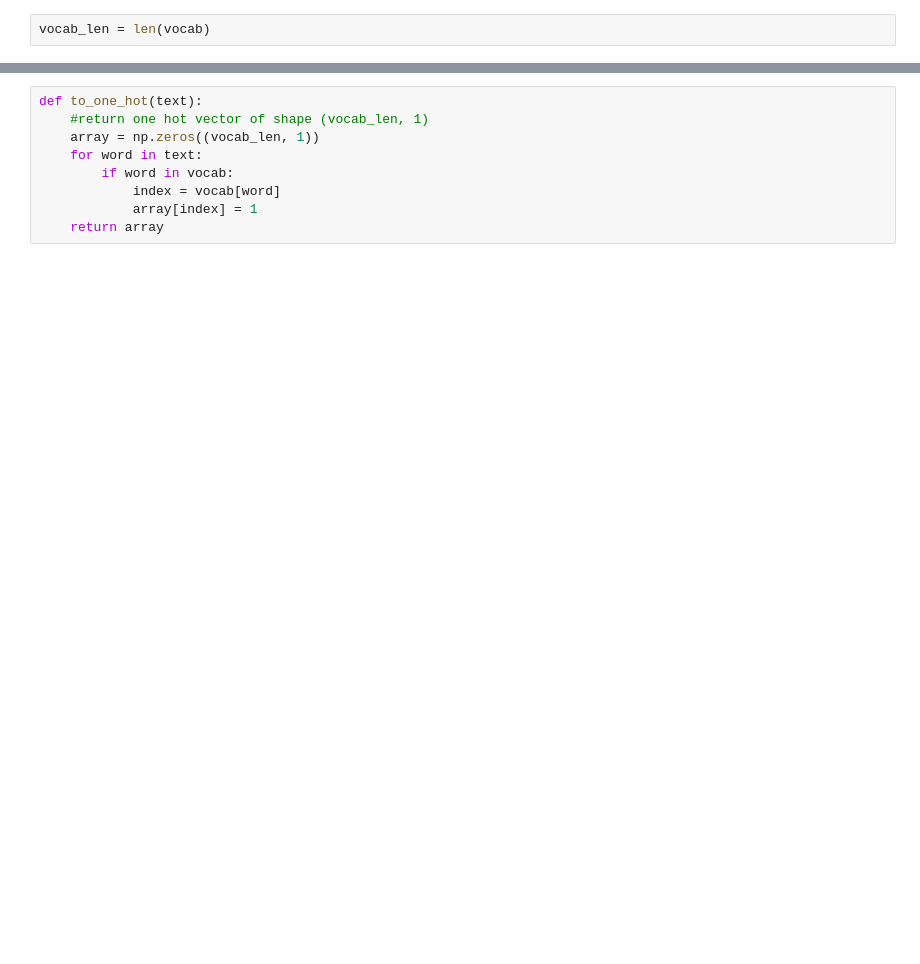
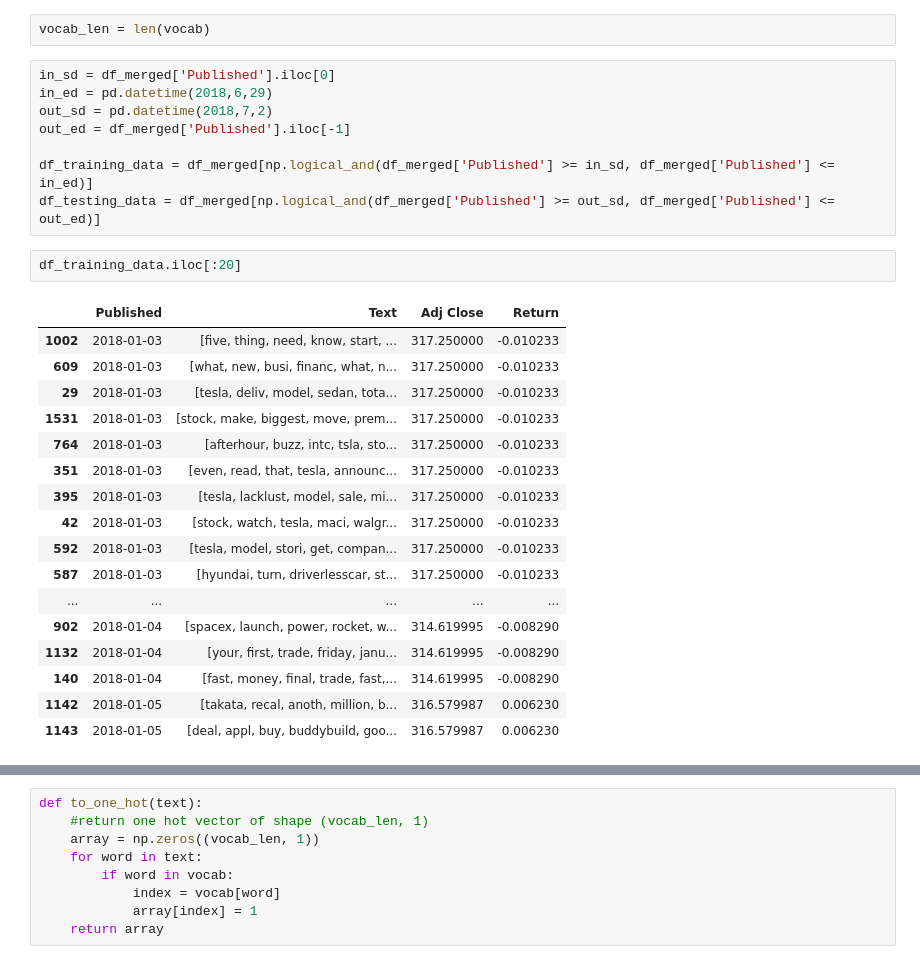
Before and after one commit to jameschanx/Sentiment_Stock_Trader-NLP, a Jupyter notebook: Sentiment Trader.ipynb, the cells around one changed output, grey strips where cells are left out. Cells and saved outputs as stored; diff of their text form; blank space fills up the shorter version.

Commit message:
setting up feed for prediction and then convert to trades

```diff
--- a/Sentiment Trader.ipynb
+++ b/Sentiment Trader.ipynb
@@ -173,2 +197,30 @@ for i, freq in enumerate(sorted(frequency.items(), key=lambda x:x[1], reverse=Tr
 # %%
 vocab_len = len(vocab)
+# %%
+in_sd = df_merged['Published'].iloc[0]
+in_ed = pd.datetime(2018,6,29)
+out_sd = pd.datetime(2018,7,2)
+out_ed = df_merged['Published'].iloc[-1]
+
+df_training_data = df_merged[np.logical_and(df_merged['Published'] >= in_sd, df_merged['Published'] <= in_ed)]
+df_testing_data = df_merged[np.logical_and(df_merged['Published'] >= out_sd, df_merged['Published'] <= out_ed)]
+# %%
+df_training_data.iloc[:20]
+# %% [output]
+|  | Published | Text | Adj Close | Return |
+| 1002 | 2018-01-03 | [five, thing, need, know, start, ... | 317.250000 | -0.010233 |
+| 609 | 2018-01-03 | [what, new, busi, financ, what, n... | 317.250000 | -0.010233 |
+| 29 | 2018-01-03 | [tesla, deliv, model, sedan, tota... | 317.250000 | -0.010233 |
+| 1531 | 2018-01-03 | [stock, make, biggest, move, prem... | 317.250000 | -0.010233 |
+| 764 | 2018-01-03 | [afterhour, buzz, intc, tsla, sto... | 317.250000 | -0.010233 |
+| 351 | 2018-01-03 | [even, read, that, tesla, announc... | 317.250000 | -0.010233 |
+| 395 | 2018-01-03 | [tesla, lacklust, model, sale, mi... | 317.250000 | -0.010233 |
+| 42 | 2018-01-03 | [stock, watch, tesla, maci, walgr... | 317.250000 | -0.010233 |
+| 592 | 2018-01-03 | [tesla, model, stori, get, compan... | 317.250000 | -0.010233 |
+| 587 | 2018-01-03 | [hyundai, turn, driverlesscar, st... | 317.250000 | -0.010233 |
+| ... | ... | ... | ... | ... |
+| 902 | 2018-01-04 | [spacex, launch, power, rocket, w... | 314.619995 | -0.008290 |
+| 1132 | 2018-01-04 | [your, first, trade, friday, janu... | 314.619995 | -0.008290 |
+| 140 | 2018-01-04 | [fast, money, final, trade, fast,... | 314.619995 | -0.008290 |
+| 1142 | 2018-01-05 | [takata, recal, anoth, million, b... | 316.579987 | 0.006230 |
+| 1143 | 2018-01-05 | [deal, appl, buy, buddybuild, goo... | 316.579987 | 0.006230 |
```
Also changed, not shown: parts of 24 cells of this notebook.
